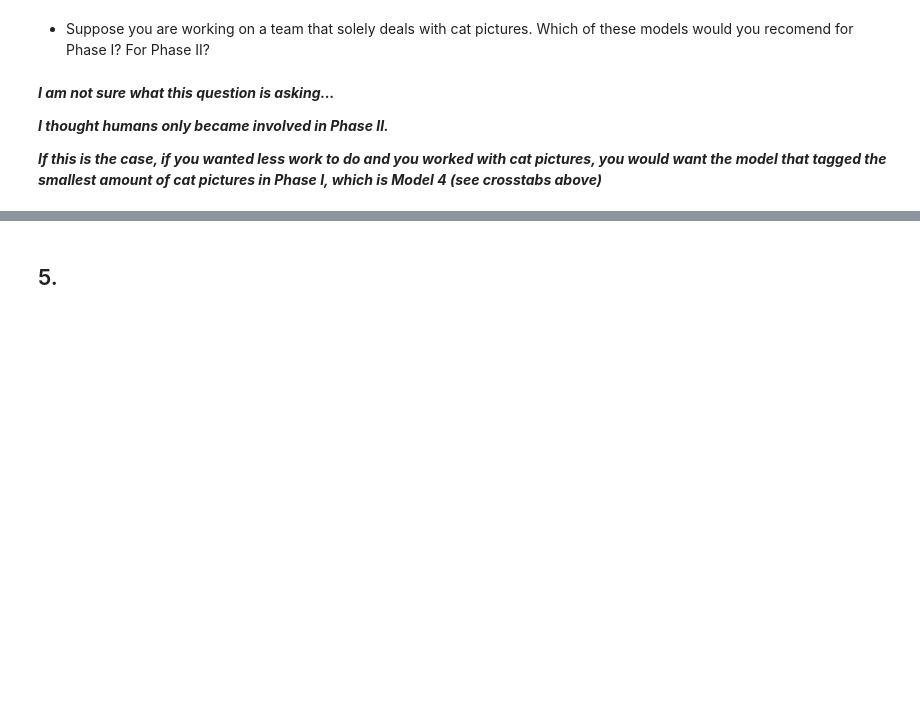
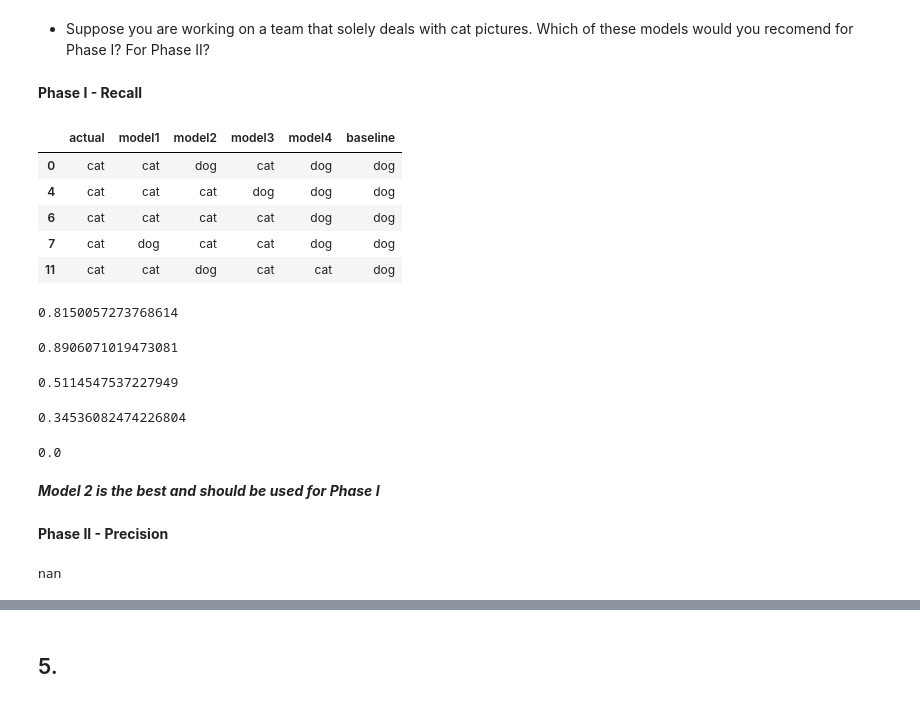
Before and after one commit to adam-talbot/classification-exercises, a Jupyter notebook: model_evaluation.ipynb, the cells around one changed output, grey strips where cells are left out. Drawn from its saved outputs; the diff is of its cells as text; code cells hidden in the pictures; blank space fills up the shorter version.

```diff
--- a/model_evaluation.ipynb
+++ b/model_evaluation.ipynb
@@ -673,9 +675,3 @@ subset4.head()
 ### d.
 # %% [markdown]
 - Suppose you are working on a team that solely deals with cat pictures. Which of these models would you recomend for Phase I? For Phase II?
-# %% [markdown]
-***I am not sure what this question is asking...***
-
-***I thought humans only became involved in Phase II.***
-
-***If this is the case, if you wanted less work to do and you worked with cat pictures, you would want the model that tagged the smallest amount of cat pictures in Phase I, which is Model 4 (see crosstabs above)***
@@ -683,0 +680,47 @@ subset4.head()
+# %% [markdown]
+**Phase I - Recall**
+# %%
+subset = df[df.actual == 'cat']
+subset.head()
+# %% [output]
+|  | actual | model1 | model2 | model3 | model4 | baseline |
+| 0 | cat | cat | dog | cat | dog | dog |
+| 4 | cat | cat | cat | dog | dog | dog |
+| 6 | cat | cat | cat | cat | dog | dog |
+| 7 | cat | dog | cat | cat | dog | dog |
+| 11 | cat | cat | dog | cat | cat | dog |
+# %%
+# model 1 recall
+(subset.actual == subset.model1).mean()
+# %% [output]
+0.8150057273768614
+# %%
+# model 2 recall
+(subset.actual == subset.model2).mean()
+# %% [output]
+0.8906071019473081
+# %%
+# model 3 recall
+(subset.actual == subset.model3).mean()
+# %% [output]
+0.5114547537227949
+# %%
+# model 4 recall
+(subset.actual == subset.model4).mean()
+# %% [output]
+0.34536082474226804
+# %%
+# baseline recall
+(subset.actual == subset.baseline).mean()
+# %% [output]
+0.0
+# %% [markdown]
+***Model 2 is the best and should be used for Phase I***
+# %% [markdown]
+**Phase II - Precision**
+# %%
+# find baseline precision
+subset = df[df.baseline == 'cat']
+(subset.baseline == subset.actual).mean()
+# %% [output]
+nan
```
Also changed, not shown: parts of 30 cells of this notebook.
